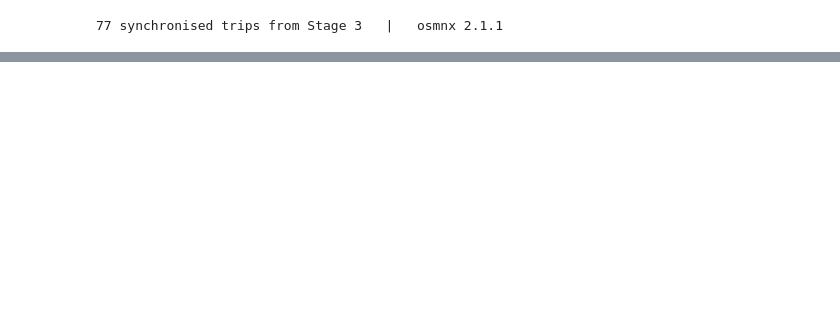
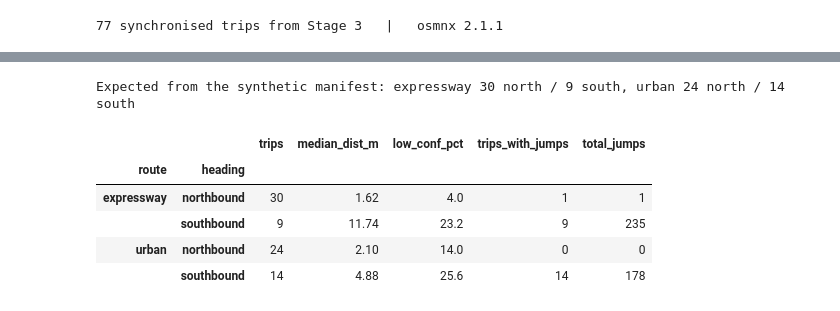
Before and after one commit to Rusiru49/J26-DS-315_Aero-Optimization-EV-Energy, a Jupyter notebook: component01_adaptive_driving_cycle/04_Map_Matching.ipynb, the cells around one changed output, grey strips where cells are left out. Saved outputs shown, nothing was run; the diff lists cells and outputs as text; code cells hidden in the pictures; blank space fills up the shorter version.

```diff
--- a/component01_adaptive_driving_cycle/04_Map_Matching.ipynb
+++ b/component01_adaptive_driving_cycle/04_Map_Matching.ipynb
@@ -492,4 +607,42 @@ Chain restarts: 215  |  impossible jumps: 236
 Verification: see table above
+# %%
+# ---------------------------------------------------------------
+# 13. Heading check: are the offset / "impossible jump" trips the reverse trips?
+#     In the synthetic set both FORWARD routes head north:
+#       expressway  Gelanigama -> Kadawatha   (north)
+#       urban       Panadura   -> Wellawatte  (north)
+#     so southbound = reverse direction for both routes.
+# ---------------------------------------------------------------
+rows = []
+for tid in trip_ids:
+    o = pd.read_csv(OUT_DIR / f"{tid}.csv", usecols=["gps_lat", "road_class"])
+    lat = o["gps_lat"].dropna()
+    route = "expressway" if o["road_class"].isin(["motorway", "motorway_link"]).mean() > 0.3 else "urban"
+    heading = "northbound" if lat.iloc[-1] > lat.iloc[0] else "southbound"
+    rows.append({"trip_id": tid, "route": route, "heading": heading})
+
+chk = pd.DataFrame(rows).merge(diagnostics, on="trip_id")
+chk.to_csv(REPORT_DIR / "heading_check_per_trip.csv", index=False)
+
+summary = chk.groupby(["route", "heading"]).agg(
+    trips=("trip_id", "count"),
+    median_dist_m=("median_dist_m", "median"),
+    low_conf_pct=("low_confidence_%", "median"),
+    trips_with_jumps=("path_jumps", lambda s: int((s > 0).sum())),
+    total_jumps=("path_jumps", "sum"),
+).round(2)
+summary.to_csv(REPORT_DIR / "heading_check.csv")
+
+print("Expected from the synthetic manifest: expressway 30 north / 9 south, urban 24 north / 14 south")
+summary
+# %% [output]
+Expected from the synthetic manifest: expressway 30 north / 9 south, urban 24 north / 14 south
+|  |  | trips | median_dist_m | low_conf_pct | trips_with_jumps | total_jumps |
+| route | heading |  |  |  |  |  |
+| expressway | northbound | 30 | 1.62 | 4.0 | 1 | 1 |
+|  | southbound | 9 | 11.74 | 23.2 | 9 | 235 |
+| urban | northbound | 24 | 2.10 | 14.0 | 0 | 0 |
+|  | southbound | 14 | 4.88 | 25.6 | 14 | 178 |
 # %%
 pd.read_csv("/content/drive/MyDrive/Colab Notebooks/Component01/outputs/stage4_map_matching/matching_diagnostics.csv")
 # %% [output]
```
Also changed, not shown: parts of 14 cells of this notebook, 5 other files.
